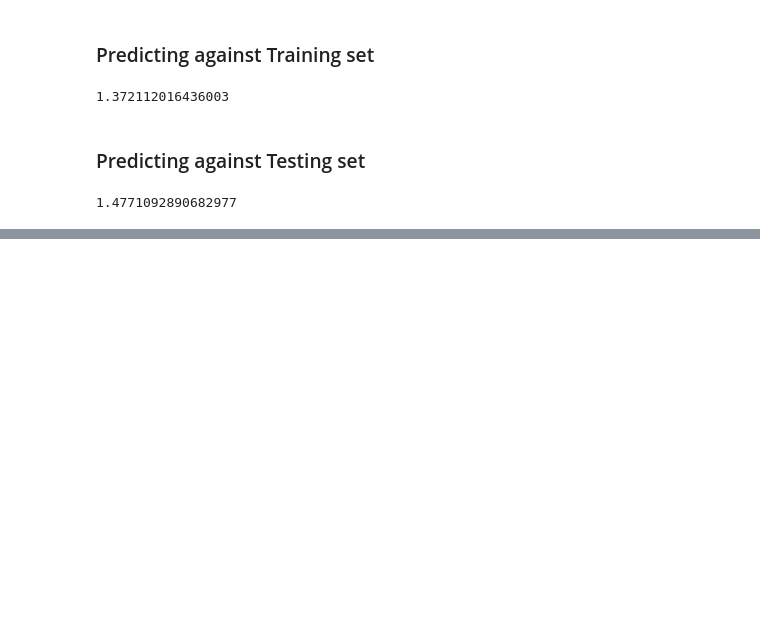
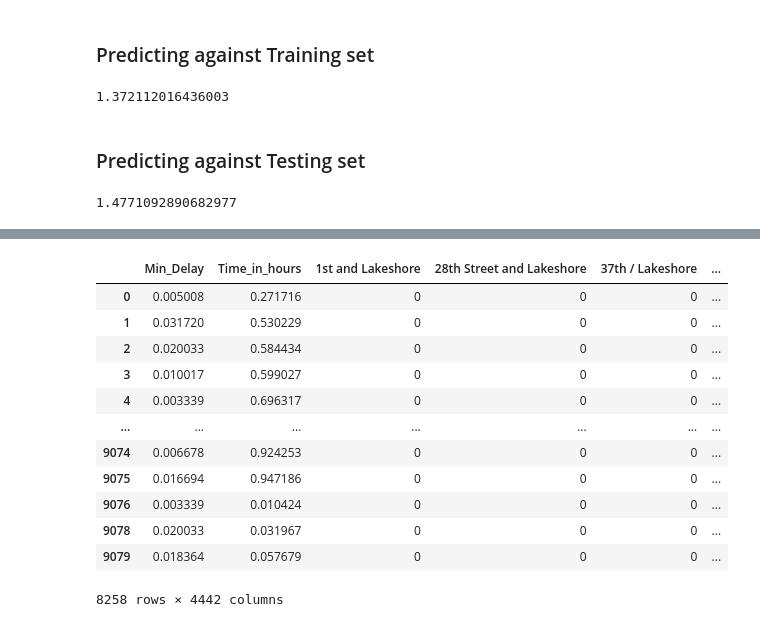
Before and after one commit to rachaellam/ML-ttc, a Jupyter notebook: TTC_ML.ipynb, the cells around one changed output, grey strips where cells are left out. Cells and saved outputs as stored; diff of their text form; code cells hidden in the pictures; blank space fills up the shorter version.

```diff
--- a/TTC_ML.ipynb
+++ b/TTC_ML.ipynb
@@ -613,0 +619,6 @@ plt.show()
+# %%
+#removing na values and unused Min_Gap
+df = df.dropna()
+# %%
+#removing values few values of zero (>250)
+df = df.loc[~((df['Min_Delay'] == 0))]
@@ -613,0 +627,4 @@ plt.show()
+# %%
+IL_data = df.drop(['Report_Date', 'Min_Delay', 'Direction', 'Day', 'Min_Gap',
+                   'Round_Time', 'Time_in_hours', 'Route', 'Time', 'Time_in_minutes'], axis=1)
+IL_data
@@ -613,0 +645,29 @@ plt.show()
+# %%
+#encoded df
+IL_dummy = df
+
+for i in IL_data:
+    dummies = pd.get_dummies(IL_data[i])
+    IL_dummy = pd.concat([IL_dummy, dummies], axis=1)
+    IL_dummy = IL_dummy.drop(i, axis=1)
+
+IL_dummy = IL_dummy.drop(['Report_Date', 'Round_Time', 'Time', 'Route','Direction', 'Day', 'Time_in_minutes', 'Min_Gap'], axis=1)
+
+IL_dummy['Min_Delay'] = (IL_dummy['Min_Delay'] - IL_dummy['Min_Delay'].min()) / (IL_dummy['Min_Delay'].max() - IL_dummy['Min_Delay'].min())
+IL_dummy['Time_in_hours'] = (IL_dummy['Time_in_hours'] - IL_dummy['Time_in_hours'].min()) / (IL_dummy['Time_in_hours'].max() - IL_dummy['Time_in_hours'].min())
+
+IL_dummy
+# %% [output]
+|  | Min_Delay | Time_in_hours | 1st and Lakeshore | 28th Street and Lakeshore | 37th / Lakeshore | ... |
+| 0 | 0.005008 | 0.271716 | 0 | 0 | 0 | ... |
+| 1 | 0.031720 | 0.530229 | 0 | 0 | 0 | ... |
+| 2 | 0.020033 | 0.584434 | 0 | 0 | 0 | ... |
+| 3 | 0.010017 | 0.599027 | 0 | 0 | 0 | ... |
+| 4 | 0.003339 | 0.696317 | 0 | 0 | 0 | ... |
+| ... | ... | ... | ... | ... | ... | ... |
+| 9074 | 0.006678 | 0.924253 | 0 | 0 | 0 | ... |
+| 9075 | 0.016694 | 0.947186 | 0 | 0 | 0 | ... |
+| 9076 | 0.003339 | 0.010424 | 0 | 0 | 0 | ... |
+| 9078 | 0.020033 | 0.031967 | 0 | 0 | 0 | ... |
+| 9079 | 0.018364 | 0.057679 | 0 | 0 | 0 | ... |
+8258 rows × 4442 columns
```
Also changed, not shown: parts of 17 cells of this notebook, 3 other files.
